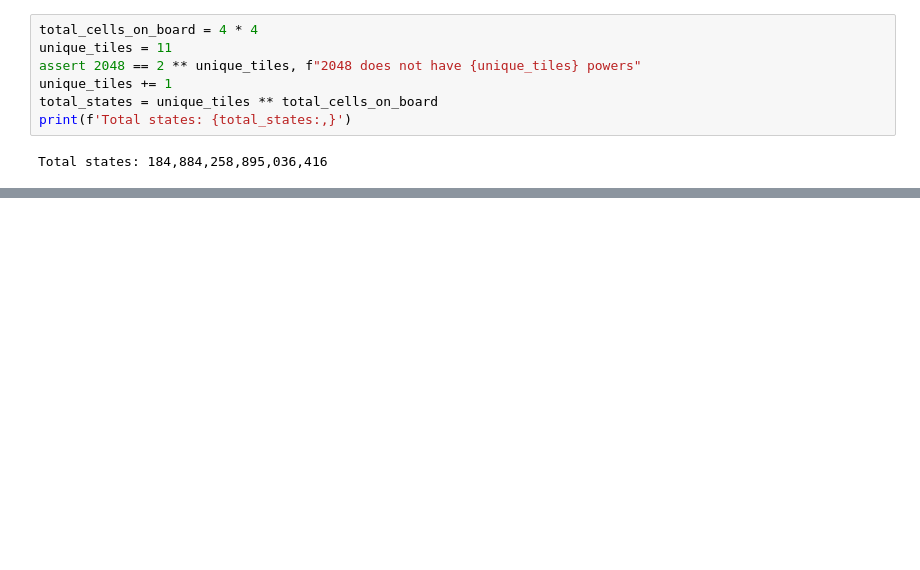
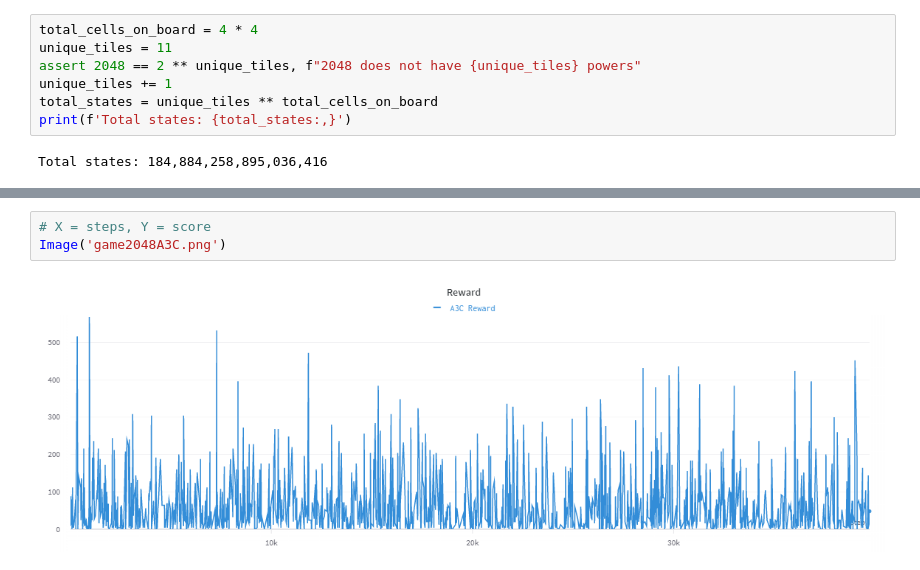
Before and after one commit to metalglove/Fontys-ADS, a Jupyter notebook: Assignments/RL/RL assignment.ipynb, the cells around one changed output, grey strips where cells are left out. Drawn from its saved outputs; the diff is of its cells as text; blank space fills up the shorter version.

```diff
--- a/Assignments/RL/RL assignment.ipynb
+++ b/Assignments/RL/RL assignment.ipynb
@@ -115,0 +71,5 @@ class DQN:
+# %%
+# X = steps, Y = score
+Image('game2048A3C.png')
+# %% [output]
+[figure, added]
```
Also changed, not shown: parts of 36 cells of this notebook, 15 other files.
